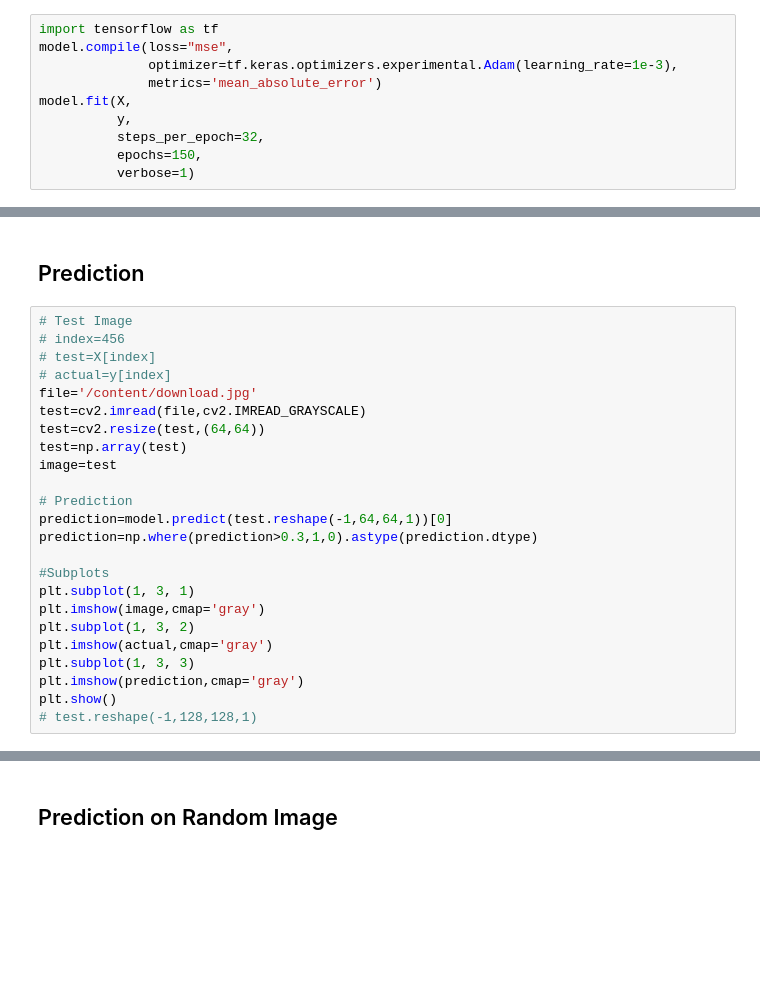
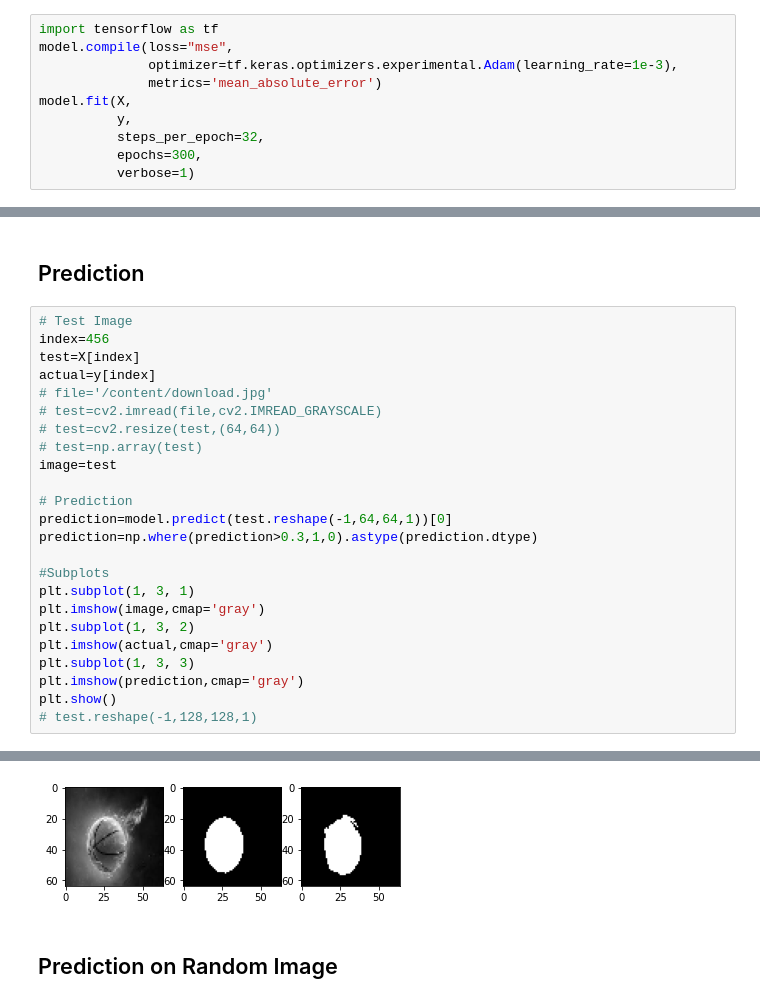
Before and after one commit to nnilayy/Ground-Zero, a Jupyter notebook: Segmentation.ipynb, the cells around one changed output, grey strips where cells are left out. Saved outputs shown, nothing was run; the diff lists cells and outputs as text; blank space fills up the shorter version.

```diff
--- a/Segmentation.ipynb
+++ b/Segmentation.ipynb
@@ -188,6 +190,6 @@ model.compile(loss="mse",
 model.fit(X,
           y,
           steps_per_epoch=32,
-          epochs=150,
+          epochs=300,
           verbose=1)
 # %% [output]
@@ -213,13 +215,13 @@ Epoch 150/150
 ## Prediction
 # %%
 # Test Image
-# index=456
-# test=X[index]
-# actual=y[index]
-file='/content/download.jpg'
-test=cv2.imread(file,cv2.IMREAD_GRAYSCALE)
-test=cv2.resize(test,(64,64))
-test=np.array(test)
+index=456
+test=X[index]
+actual=y[index]
+# file='/content/download.jpg'
+# test=cv2.imread(file,cv2.IMREAD_GRAYSCALE)
+# test=cv2.resize(test,(64,64))
+# test=np.array(test)
 image=test
 
 # Prediction
@@ -235,3 +237,4 @@ plt.subplot(1, 3, 3)
 plt.imshow(prediction,cmap='gray')
 plt.show()
 # test.reshape(-1,128,128,1)
+# %% [output]
@@ -238,3 +242,4 @@ plt.show()
+[figure, added]
 # %% [markdown]
 ## Prediction on Random Image
 # %%
```
Also changed, not shown: parts of 9 cells of this notebook.
